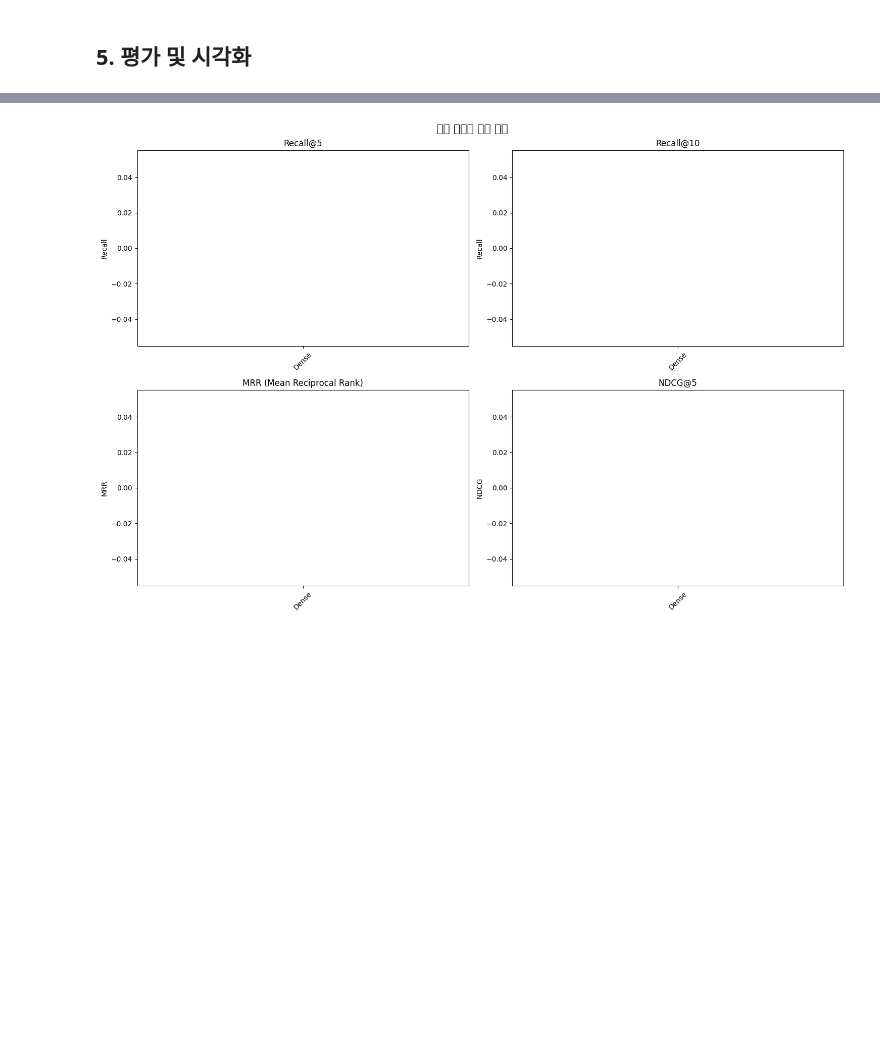
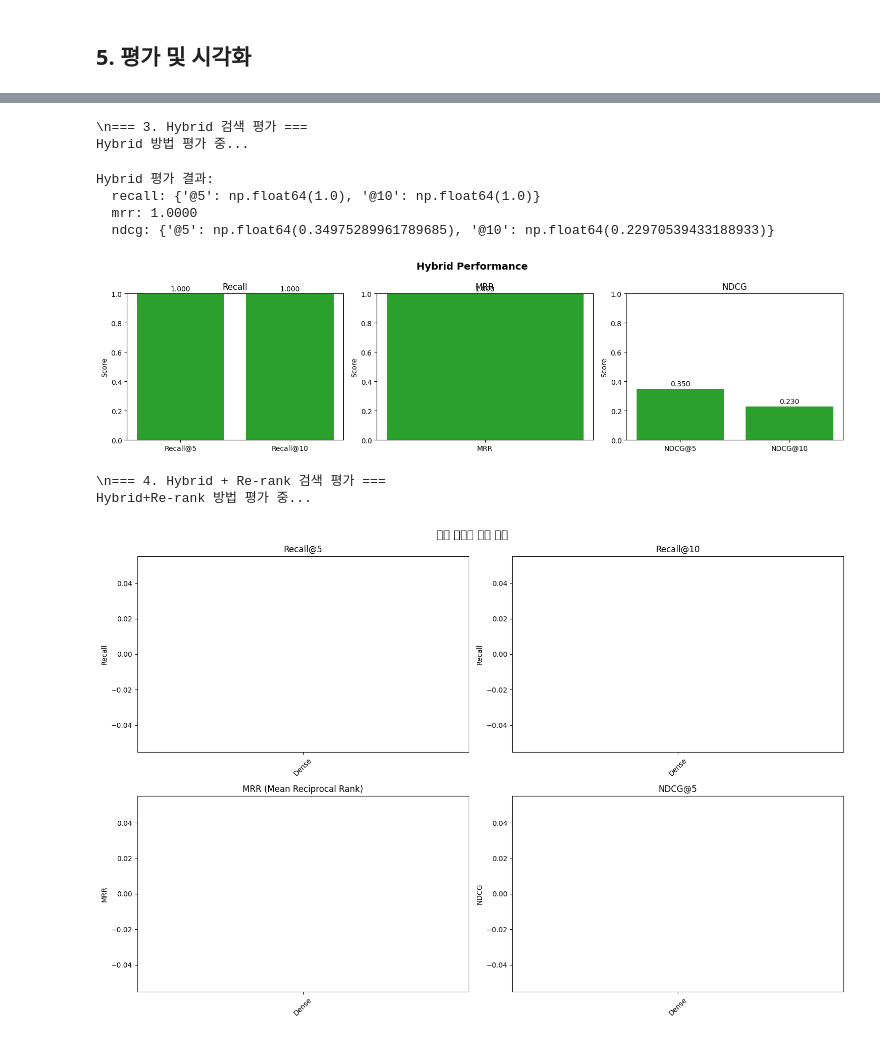
Before and after one commit to hjhj97/ajou-llmops-2025-2nd-semester, a Jupyter notebook: week05/rag_assignment.ipynb, the cells around one changed output, grey strips where cells are left out. Cells and saved outputs as stored; diff of their text form; code cells hidden in the pictures; blank space fills up the shorter version.

```diff
--- a/week05/rag_assignment.ipynb
+++ b/week05/rag_assignment.ipynb
@@ -691,3 +809,46 @@ HTTP response body: {"code":3,"message":"Cannot query index with dense 'vector_t
+# %%
+# 3. Hybrid 검색 평가
+print("\\n=== 3. Hybrid 검색 평가 ===")
+hybrid_results = evaluate_single_method(
+    "Hybrid",
+    hybrid_weighted_search,
+    eval_queries,
+    eval_ground_truths,
+    k_values=[5, 10]
+)
+evaluation_results["Hybrid"] = hybrid_results
+
+# Hybrid 결과 시각화
+plot_method_results("Hybrid", hybrid_results, METHOD_COLORS["Hybrid"])
+# %% [output]
+\n=== 3. Hybrid 검색 평가 ===
+Hybrid 방법 평가 중...
+Hybrid 평가 결과:
+  recall: {'@5': np.float64(1.0), '@10': np.float64(1.0)}
+  mrr: 1.0000
+  ndcg: {'@5': np.float64(0.34975289961789685), '@10': np.float64(0.22970539433188933)}
+[figure, added]
+# %%
+# 4. Hybrid + Re-rank 검색 평가
+print("\\n=== 4. Hybrid + Re-rank 검색 평가 ===")
+rerank_results = evaluate_single_method(
+    "Hybrid+Re-rank",
+    hybrid_rerank_search,
+    eval_queries,
+    eval_ground_truths,
+    k_values=[5, 10]
+)
+evaluation_results["Hybrid+Re-rank"] = rerank_results
+
+# Hybrid+Re-rank 결과 시각화
+plot_method_results("Hybrid+Re-rank", rerank_results, METHOD_COLORS["Hybrid+Re-rank"])
+
+print("\\n" + "="*80)
+print("모든 평가 완료!")
+print("="*80)
+# %% [output]
+\n=== 4. Hybrid + Re-rank 검색 평가 ===
+Hybrid+Re-rank 방법 평가 중...
 # %%
 # 시각화
 def plot_evaluation_results(results: Dict):
```
Also changed, not shown: parts of 7 cells of this notebook.
